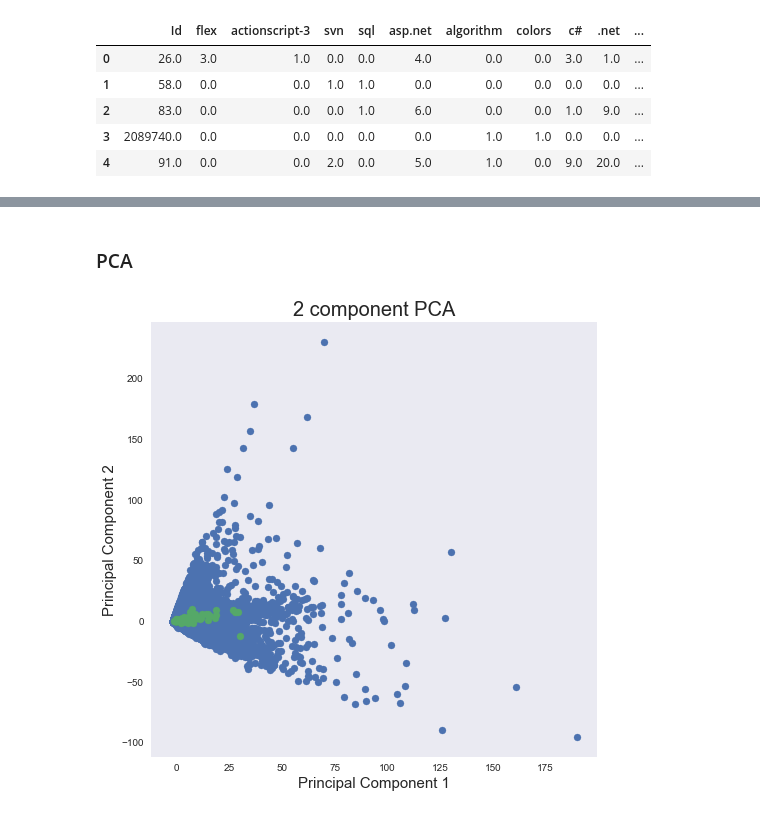
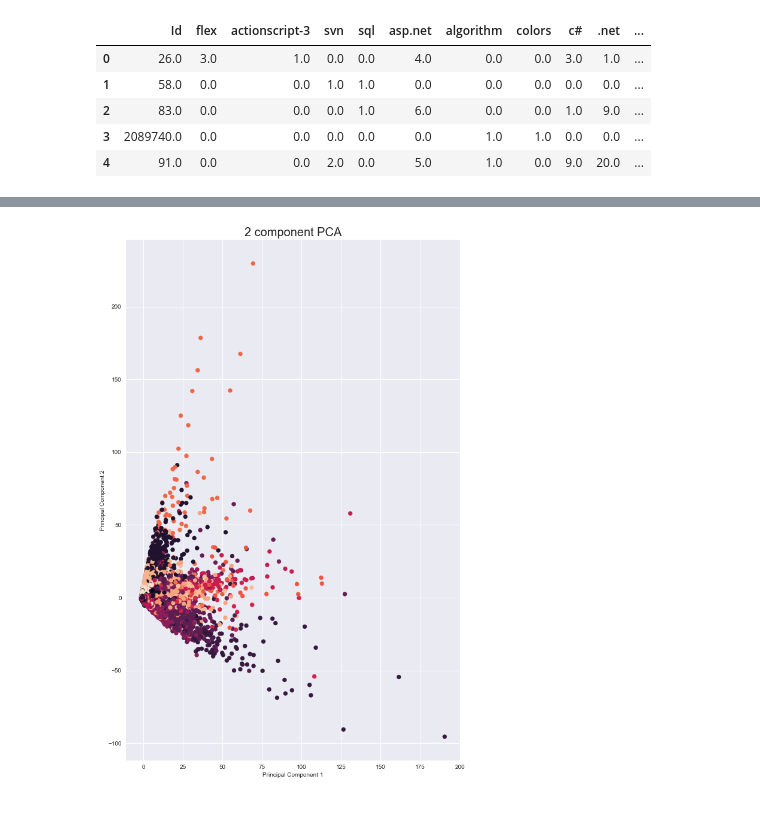
Before and after one commit to TSunny007/StackOverflowAnalytics, a Jupyter notebook: Notebook/profiles_pca.ipynb, the cells around one changed output, grey strips where cells are left out. Drawn from its saved outputs; the diff is of its cells as text; code cells hidden in the pictures.

Commit message:
Finished Clustering and pca on the data

```diff
--- a/Notebook/profiles_pca.ipynb
+++ b/Notebook/profiles_pca.ipynb
@@ -43,5 +152,6 @@ kmeans = KMeans(n_clusters=35, init='k-means++').fit(user_counts.values[:, 1:])
 # %%
 center_points = [[round(i,2) for i in center] for center in kmeans.cluster_centers_]
 centers = pd.DataFrame(data=center_points, columns = user_counts.columns[1:])
+centers.insert(0, 'Id', np.arange(35))
 centers.head()
 # %% [output]
@@ -119,3 +170,5 @@ user_counts.head()
 | 2 | 83.0 | 0.0 | 0.0 | 0.0 | 1.0 | 6.0 | 0.0 | 0.0 | 1.0 | 9.0 | ... |
 | 3 | 2089740.0 | 0.0 | 0.0 | 0.0 | 0.0 | 0.0 | 1.0 | 1.0 | 0.0 | 0.0 | ... |
 | 4 | 91.0 | 0.0 | 0.0 | 2.0 | 0.0 | 5.0 | 1.0 | 0.0 | 9.0 | 20.0 | ... |
+# %%
+user_counts_cluster = user_counts.append(centers).drop(["Id"],axis=1,inplace=False)
@@ -122,5 +188,5 @@ user_counts.head()
+# %%
+y_kmeans = kmeans.predict(user_counts.drop(["Id"],axis=1,inplace=False))
 # %%
-user_questions_normalized = StandardScaler().fit_transform(user_counts)
+user_questions_normalized = StandardScaler().fit_transform(user_counts.drop(["Id"],axis=1,inplace=False))
-# %% [markdown]
-### PCA
 # %%
@@ -136,11 +197,10 @@ targeted_plot_users = principalDf[principalDf.index.isin(targeted_users_index)]
 # %%
-fig = plt.figure(figsize = (8,8))
+fig = plt.figure(figsize = (10,16))
 ax = fig.add_subplot(1,1,1)
-ax.set_xlabel('Principal Component 1', fontsize = 15)
-ax.set_ylabel('Principal Component 2', fontsize = 15)
+ax.set_xlabel('Principal Component 1', fontsize = 10)
+ax.set_ylabel('Principal Component 2', fontsize = 10)
 ax.set_title('2 component PCA', fontsize = 20)
-ax.scatter(principalDf['principal component 1'], principalDf['principal component 2'])
-ax.scatter(targeted_plot_users['principal component 1'], targeted_plot_users['principal component 2'])
-ax.grid()
+ax.scatter(principalDf['principal component 1'], principalDf['principal component 2'], c= y_kmeans)
+plt.show()
 # %% [output]
-[figure, old version]
+[figure, new version]
```
Also changed, not shown: parts of 27 cells of this notebook, 2 other files.
